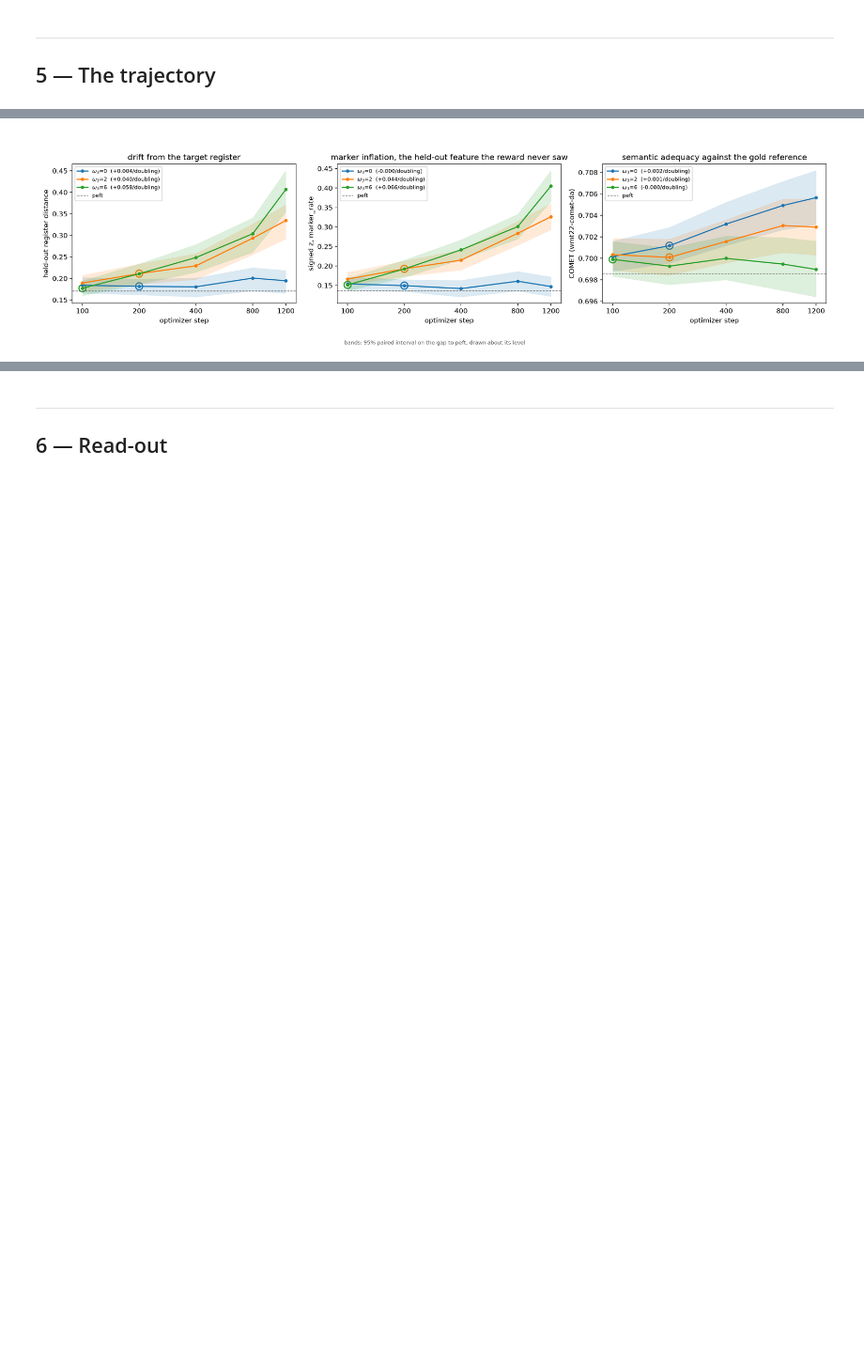
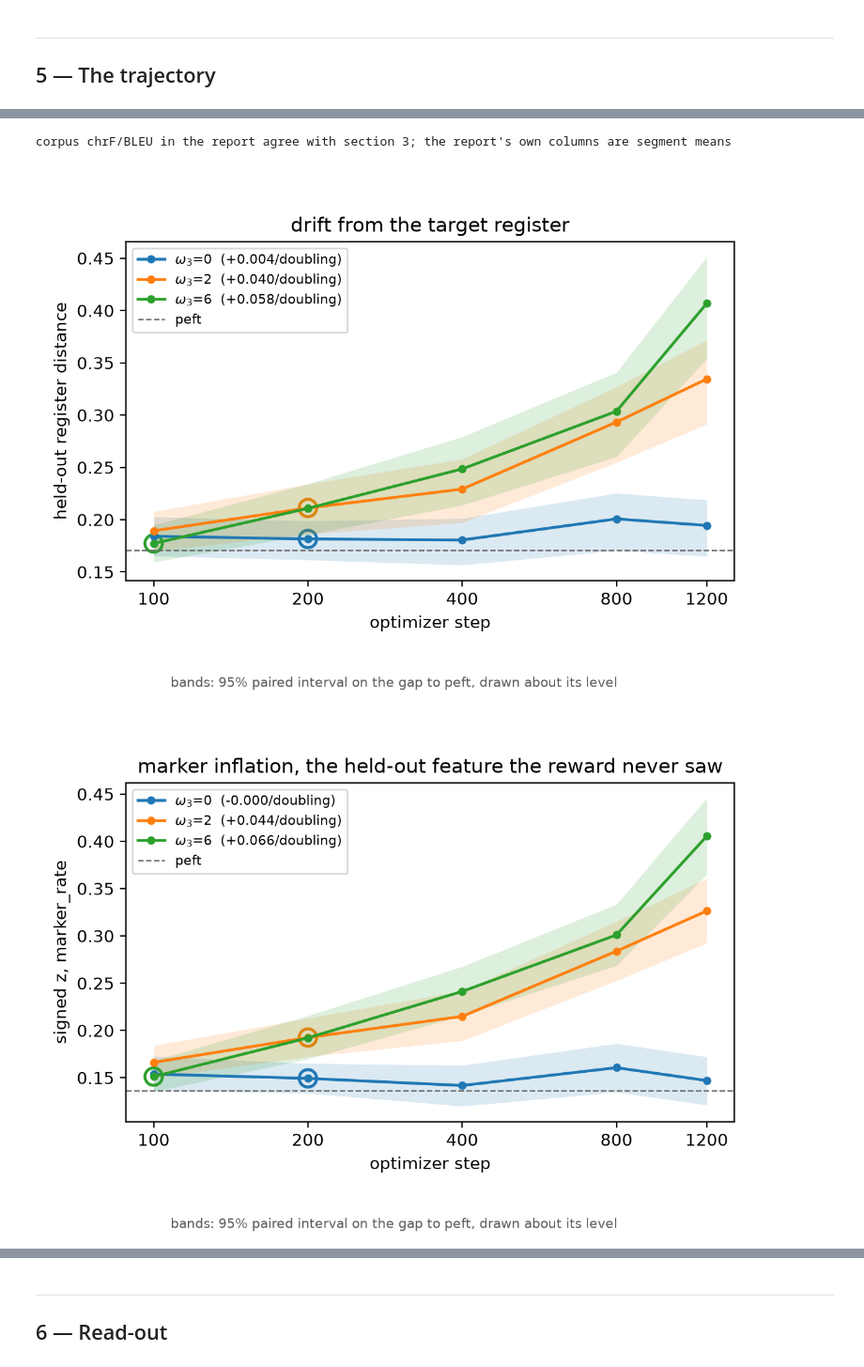
Before and after one commit to prnamhr/Style-Aware-MT, a Jupyter notebook: notebooks/rlsf_trajectory_scoring.ipynb, the cells around one changed output, grey strips where cells are left out. Shown at 94% size. Cells and saved outputs as stored; diff of their text form; code cells hidden in the pictures; blank space fills up the shorter version.

```diff
--- a/notebooks/rlsf_trajectory_scoring.ipynb
+++ b/notebooks/rlsf_trajectory_scoring.ipynb
@@ -178,16 +178,15 @@ SURFACE = {(cell, step): score(traj_condition(cell, step), TRAJ_DIR, SPLIT)
            for cell in CELLS for step in STEPS}
 INIT = score('peft', Path('outputs'), SPLIT)
 
-# chrF per doubling of training, on the same log2 design the register slopes use, so the two
-# rates are read off the same axis.
+# Corpus chrF and BLEU, the aggregates the selection rule ranks on. Section 5 recomputes both
+# per segment so they can be bootstrapped; these are the numbers that reading is checked against.
 x = np.log2(np.asarray(STEPS, dtype=float) / STEPS[0])
 xc = x - x.mean()
-CHRF_SLOPE = {}
-print(f"{'cell':8s} " + ' '.join(f'{s:>8d}' for s in STEPS) + f"  {'per doubling':>13s}")
-for cell in CELLS:
-    y = np.asarray([SURFACE[(cell, s)]['chrF'] for s in STEPS])
-    CHRF_SLOPE[cell] = float((y - y.mean()) @ xc / (xc @ xc))
-    print(f'{cell:8s} ' + ' '.join(f'{v:8.2f}' for v in y) + f'  {CHRF_SLOPE[cell]:+13.3f}')
-print(f'\ninitialization (peft) chrF {INIT["chrF"]:.2f}; adequacy band from the selection rule is '
-      f'1.0 chrF below the best checkpoint on the dev slice.')
+for metric in ('chrF', 'BLEU'):
+    print(f"{metric:8s} " + ' '.join(f'{s:>8d}' for s in STEPS))
+    for cell in CELLS:
+        y = [SURFACE[(cell, s)][metric] for s in STEPS]
+        print(f'{cell:8s} ' + ' '.join(f'{v:8.2f}' for v in y))
+    print(f'  initialization (peft) {metric} {INIT[metric]:.2f}\n')
+print('the adequacy band from the selection rule is 1.0 chrF below the best checkpoint on dev.')
 # %% [output]
@@ -360,7 +366,21 @@ wrote docs/figures/heldout_traj_by_step.png
-# %%
-from IPython.display import Image
-
-REPORT = json.loads(Path(f'results/heldout_traj_{SPLIT}.json').read_text(encoding='utf-8'))
-Image('docs/figures/heldout_traj_by_step.png')
-# %% [output]
-[figure, removed]
+# %%
+from IPython.display import Image, display
+
+REPORT = json.loads(Path(f'results/heldout_traj_{SPLIT}.json').read_text(encoding='utf-8'))
+
+# The corpus scores in the report must be the ones section 3 printed; a disagreement means the
+# segment mean has been written into the column the selection rule reads.
+for cell in REPORT['cells']:
+    for row in REPORT['arms'][cell]['rows']:
+        for metric, key in (('chrf', 'chrF'), ('bleu', 'BLEU')):
+            assert row[f'{metric}_corpus'] == SURFACE[(cell, row['step'])][key], (cell, row['step'])
+print(f"corpus chrF/BLEU in the report agree with section 3; the report's own columns are "
+      f"{REPORT['surface']['aggregation']}s")
+
+for path in ('docs/figures/traj_dist_heldout.png', 'docs/figures/traj_marker_rate_z.png'):
+    display(Image(path))
+Image('docs/figures/heldout_traj_by_step.png')
+# %% [output]
+corpus chrF/BLEU in the report agree with section 3; the report's own columns are segment means
+[figure, added]
+[figure, added]
```
Also changed, not shown: parts of 9 cells of this notebook, 7 other files.
